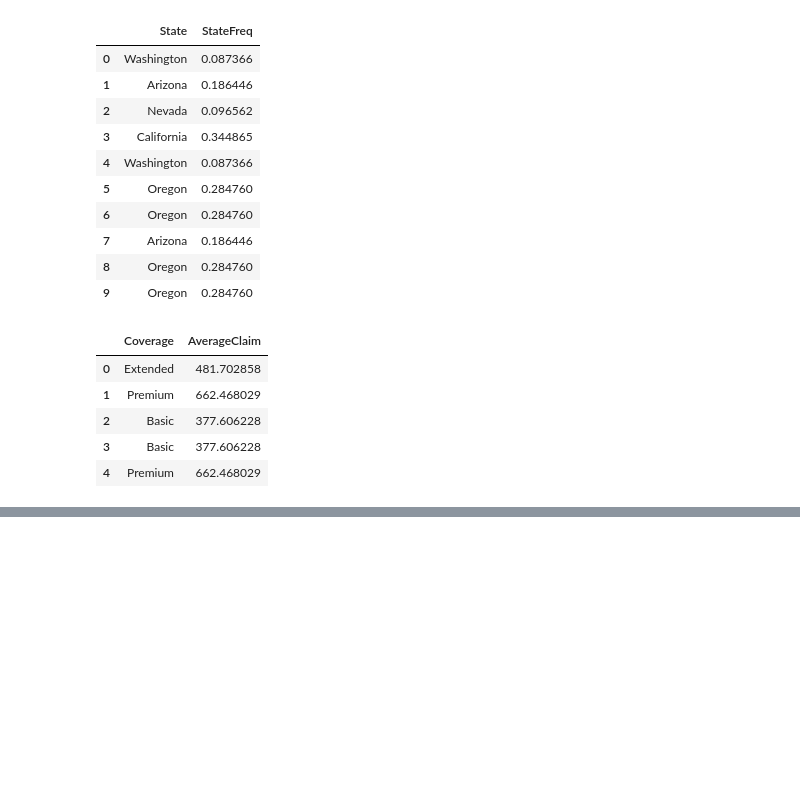
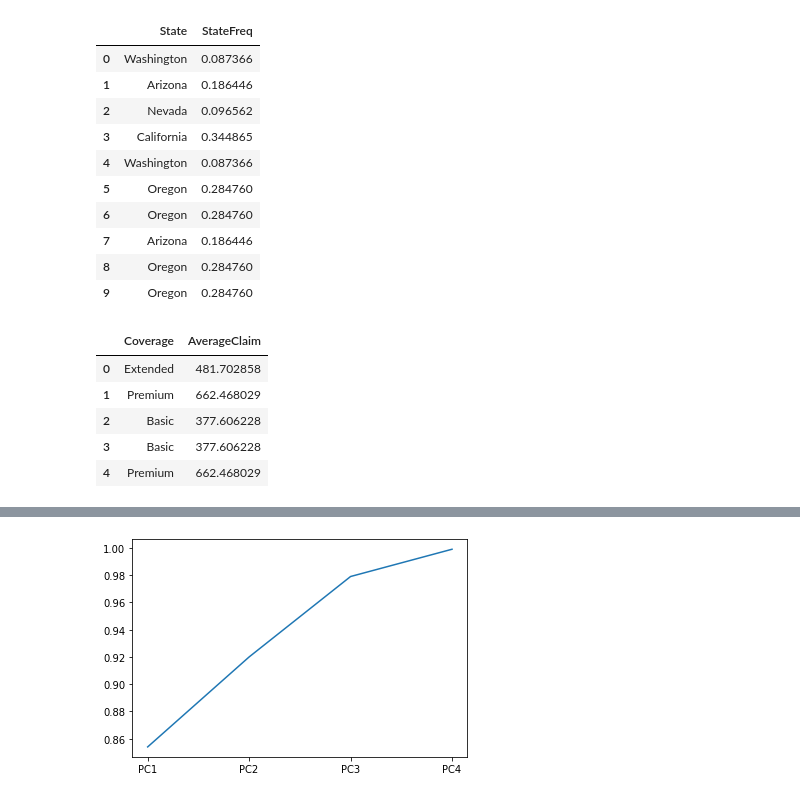
Before and after one commit to chelynl/Machine_Learning, a Jupyter notebook: Feature_Engineering.ipynb, the cells around one changed output, grey strips where cells are left out. Cells and saved outputs as stored; diff of their text form; code cells hidden in the pictures; blank space fills up the shorter version.

```diff
--- a/Feature_Engineering.ipynb
+++ b/Feature_Engineering.ipynb
@@ -751,0 +899,5 @@ valid_df[['Coverage', 'AverageClaim']].head()
+# %%
+plt.plot(df_explained_variance['PC'], df_explained_variance['Cumulative Variance'])
+plt.show()
+# %% [output]
+[figure, added]
```
Also changed, not shown: parts of 23 cells of this notebook.
